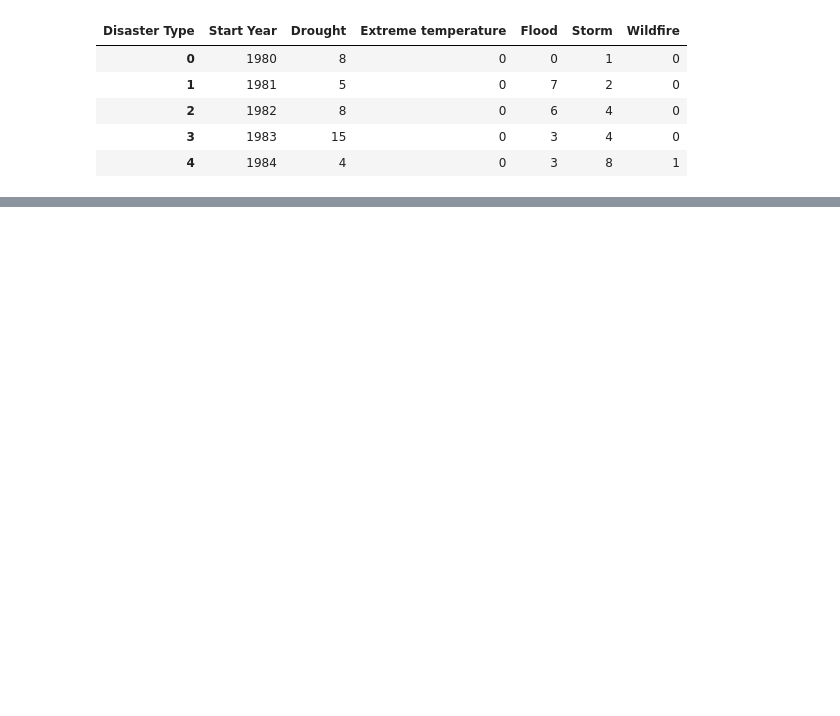
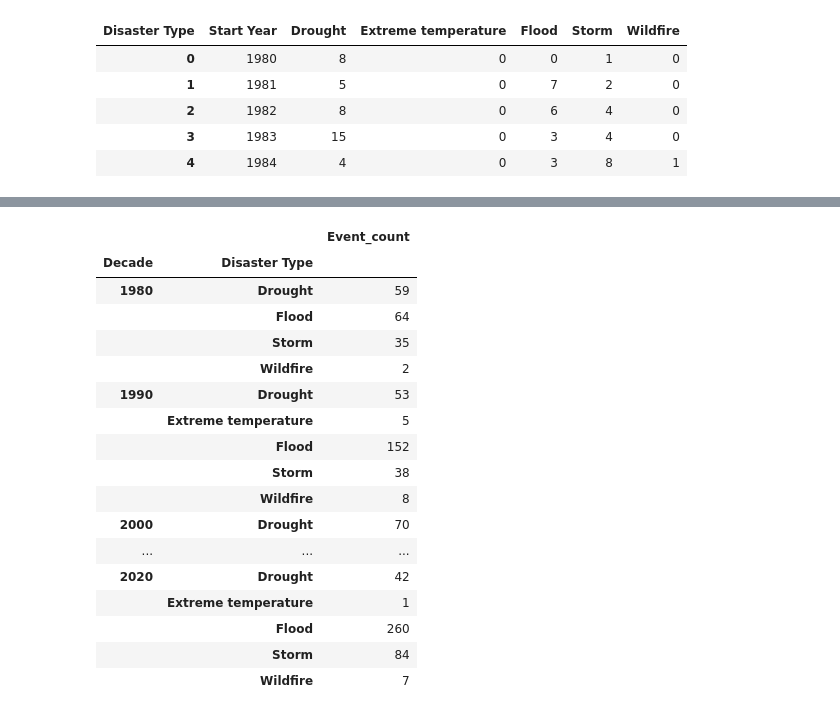
Before and after one commit to Code-blize/africa-climate-disaster-timeline, a Jupyter notebook: notebook/africa_climate_timeline.ipynb, the cells around one changed output, grey strips where cells are left out. Drawn from its saved outputs; the diff is of its cells as text; code cells hidden in the pictures; blank space fills up the shorter version.

```diff
--- a/notebook/africa_climate_timeline.ipynb
+++ b/notebook/africa_climate_timeline.ipynb
@@ -243,0 +260,21 @@ yearly_wide.to_csv('/content/drive/MyDrive/africa_climate_wide.csv', index=False
+# %%
+df_climate.groupby(['Decade', 'Disaster Type']).agg(Event_count=('Disaster Type', 'count'))
+# %% [output]
+|  |  | Event_count |
+| Decade | Disaster Type |  |
+| 1980 | Drought | 59 |
+|  | Flood | 64 |
+|  | Storm | 35 |
+|  | Wildfire | 2 |
+| 1990 | Drought | 53 |
+|  | Extreme temperature | 5 |
+|  | Flood | 152 |
+|  | Storm | 38 |
+|  | Wildfire | 8 |
+| 2000 | Drought | 70 |
+| ... | ... | ... |
+| 2020 | Drought | 42 |
+|  | Extreme temperature | 1 |
+|  | Flood | 260 |
+|  | Storm | 84 |
+|  | Wildfire | 7 |
```
Also changed, not shown: parts of 7 cells of this notebook.
